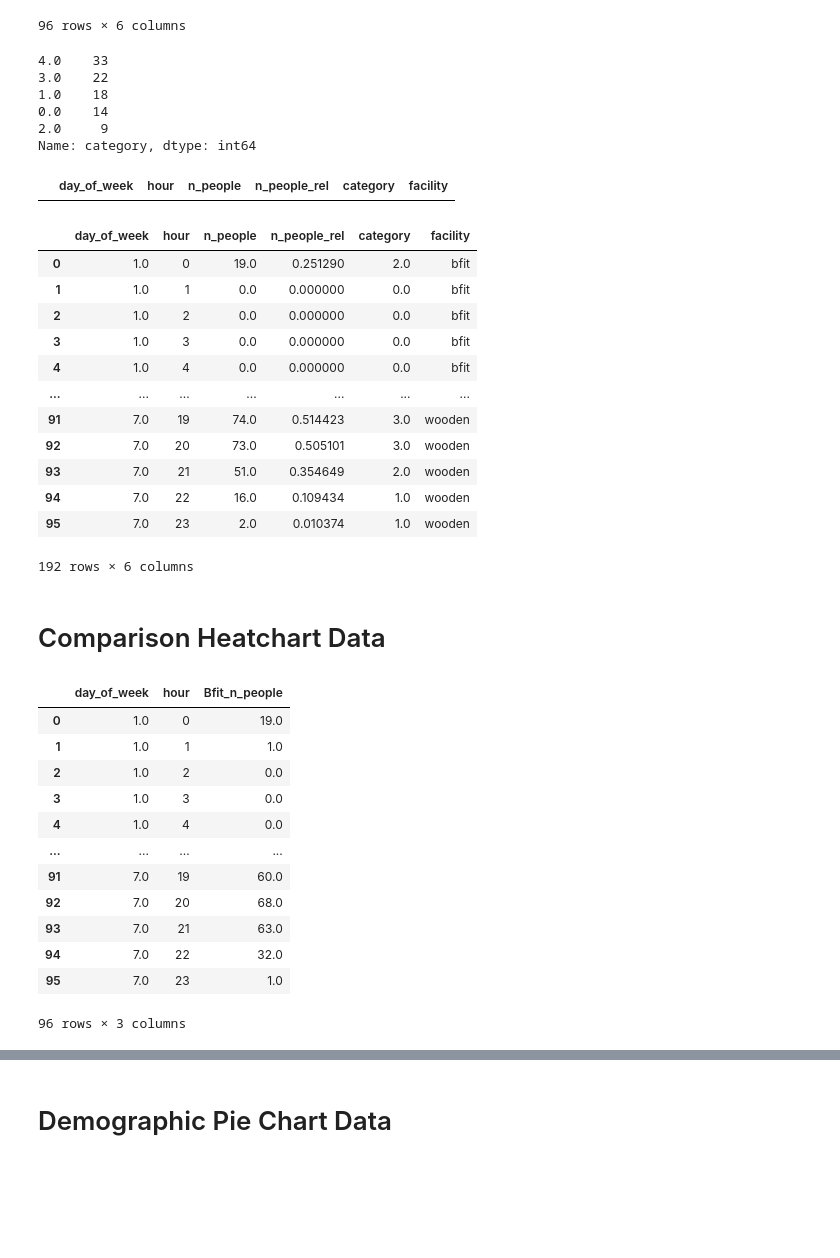
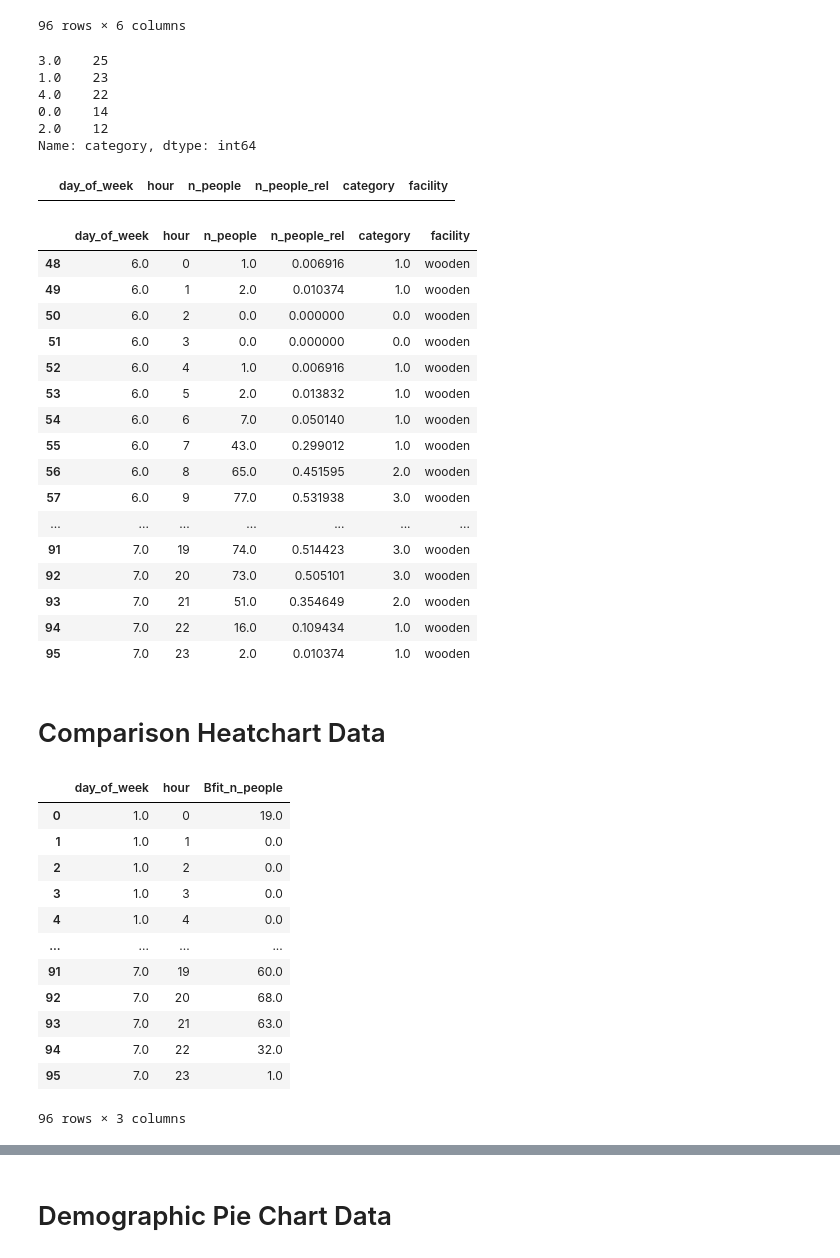
Before and after one commit to dailybruin/the-stack, a Jupyter notebook: python/posts/gym-traffic-2023/gym_traffic_2023_data_cleaning.ipynb, the cells around one changed output, grey strips where cells are left out. Saved outputs shown, nothing was run; the diff lists cells and outputs as text; code cells hidden in the pictures; blank space fills up the shorter version.

```diff
--- a/python/posts/gym-traffic-2023/gym_traffic_2023_data_cleaning.ipynb
+++ b/python/posts/gym-traffic-2023/gym_traffic_2023_data_cleaning.ipynb
@@ -408,11 +408,11 @@ for day in [1, 5, 6, 7]:
 
         if N_people_rel == 0.0:
             Category = 0.0
-        elif N_people_rel > 0.0 and N_people_rel <= 0.2:
+        elif N_people_rel > 0.0 and N_people_rel <= 0.3:
             Category = 1.0
-        elif N_people_rel > 0.2 and N_people_rel <= 0.4:
+        elif N_people_rel > 0.3 and N_people_rel <= 0.5:
             Category = 2.0
-        elif N_people_rel > 0.4 and N_people_rel <= 0.6:
+        elif N_people_rel > 0.5 and N_people_rel <= 0.7:
             Category = 3.0
         else:
             Category = 4.0
@@ -492,11 +492,11 @@ for day in [1, 5, 6, 7]:
 
         if N_people_rel == 0.0:
             Category = 0.0
-        elif N_people_rel > 0.0 and N_people_rel <= 0.2:
+        elif N_people_rel > 0.0 and N_people_rel <= 0.3:
             Category = 1.0
-        elif N_people_rel > 0.2 and N_people_rel <= 0.4:
+        elif N_people_rel > 0.3 and N_people_rel <= 0.5:
             Category = 2.0
-        elif N_people_rel > 0.4 and N_people_rel <= 0.6:
+        elif N_people_rel > 0.5 and N_people_rel <= 0.7:
             Category = 3.0
         else:
             Category = 4.0
@@ -550,11 +550,11 @@ wooden_heatchart_data
 # %%
 wooden_heatchart_data['category'].value_counts()
 # %% [output]
-4.0    33
-3.0    22
-1.0    18
+3.0    25
+1.0    23
+4.0    22
 0.0    14
-2.0     9
+2.0    12
 Name: category, dtype: int64
 # %%
 facility_heatchart_data = pd.DataFrame(columns=facility_heatchart_columns)
@@ -577,19 +577,23 @@ facility_heatchart_data
 # %%
 facility_heatchart_data = pd.concat([bfit_heatchart_data, wooden_heatchart_data])
 # %%
-facility_heatchart_data
+facility_heatchart_data.tail(48)
 # %% [output]
 |  | day_of_week | hour | n_people | n_people_rel | category | facility |
-| 0 | 1.0 | 0 | 19.0 | 0.251290 | 2.0 | bfit |
-| 1 | 1.0 | 1 | 0.0 | 0.000000 | 0.0 | bfit |
-| 2 | 1.0 | 2 | 0.0 | 0.000000 | 0.0 | bfit |
-| 3 | 1.0 | 3 | 0.0 | 0.000000 | 0.0 | bfit |
-| 4 | 1.0 | 4 | 0.0 | 0.000000 | 0.0 | bfit |
+| 48 | 6.0 | 0 | 1.0 | 0.006916 | 1.0 | wooden |
+| 49 | 6.0 | 1 | 2.0 | 0.010374 | 1.0 | wooden |
+| 50 | 6.0 | 2 | 0.0 | 0.000000 | 0.0 | wooden |
+| 51 | 6.0 | 3 | 0.0 | 0.000000 | 0.0 | wooden |
+| 52 | 6.0 | 4 | 1.0 | 0.006916 | 1.0 | wooden |
+| 53 | 6.0 | 5 | 2.0 | 0.013832 | 1.0 | wooden |
+| 54 | 6.0 | 6 | 7.0 | 0.050140 | 1.0 | wooden |
+| 55 | 6.0 | 7 | 43.0 | 0.299012 | 1.0 | wooden |
+| 56 | 6.0 | 8 | 65.0 | 0.451595 | 2.0 | wooden |
+| 57 | 6.0 | 9 | 77.0 | 0.531938 | 3.0 | wooden |
 | ... | ... | ... | ... | ... | ... | ... |
 | 91 | 7.0 | 19 | 74.0 | 0.514423 | 3.0 | wooden |
 | 92 | 7.0 | 20 | 73.0 | 0.505101 | 3.0 | wooden |
 | 93 | 7.0 | 21 | 51.0 | 0.354649 | 2.0 | wooden |
 | 94 | 7.0 | 22 | 16.0 | 0.109434 | 1.0 | wooden |
 | 95 | 7.0 | 23 | 2.0 | 0.010374 | 1.0 | wooden |
-192 rows × 6 columns
 # %%
@@ -614,7 +618,7 @@ bfit_compare
 # %% [output]
 |  | day_of_week | hour | Bfit_n_people |
 | 0 | 1.0 | 0 | 19.0 |
-| 1 | 1.0 | 1 | 1.0 |
+| 1 | 1.0 | 1 | 0.0 |
 | 2 | 1.0 | 2 | 0.0 |
 | 3 | 1.0 | 3 | 0.0 |
 | 4 | 1.0 | 4 | 0.0 |
```
Also changed, not shown: parts of 16 cells of this notebook, 4 other files.
